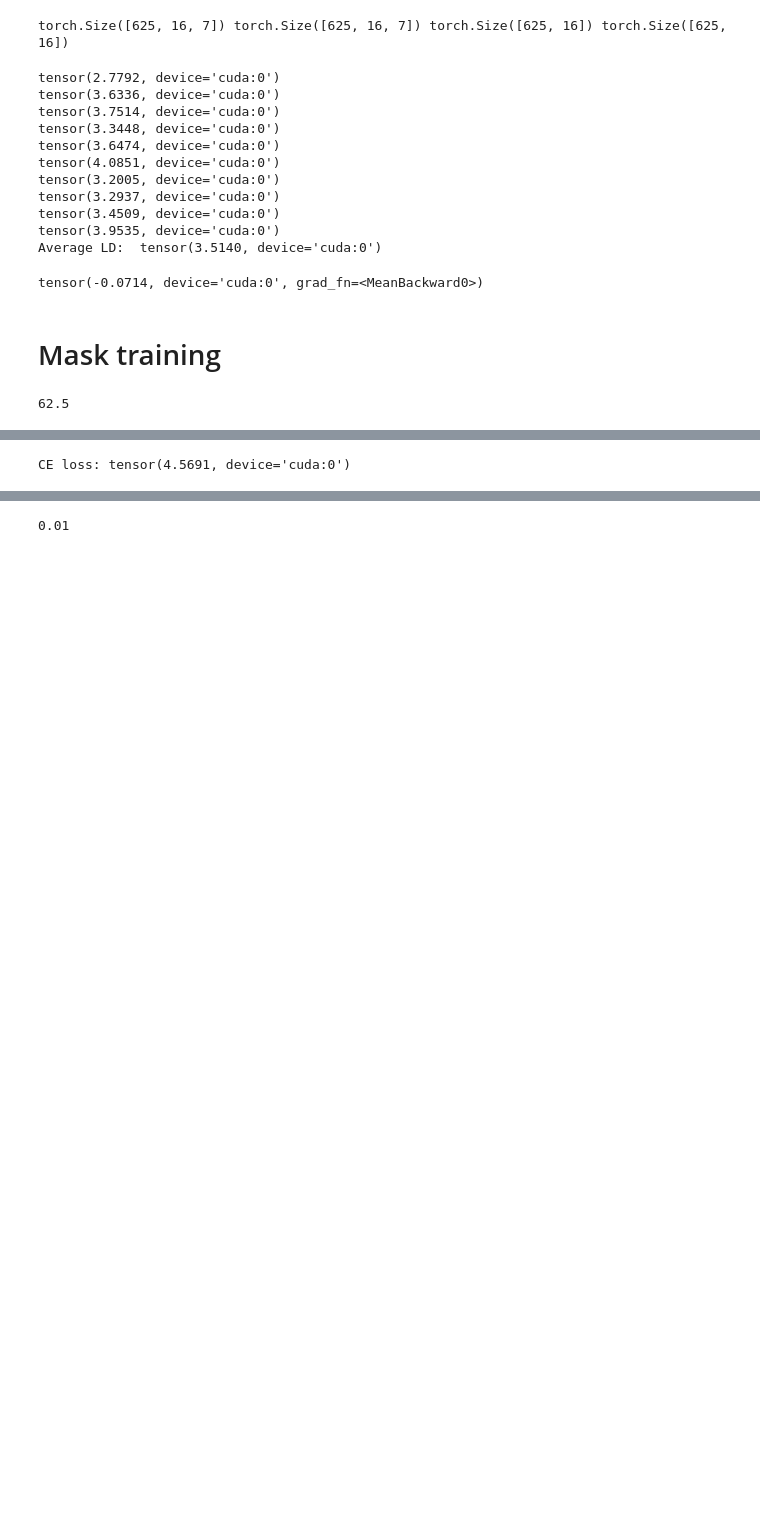
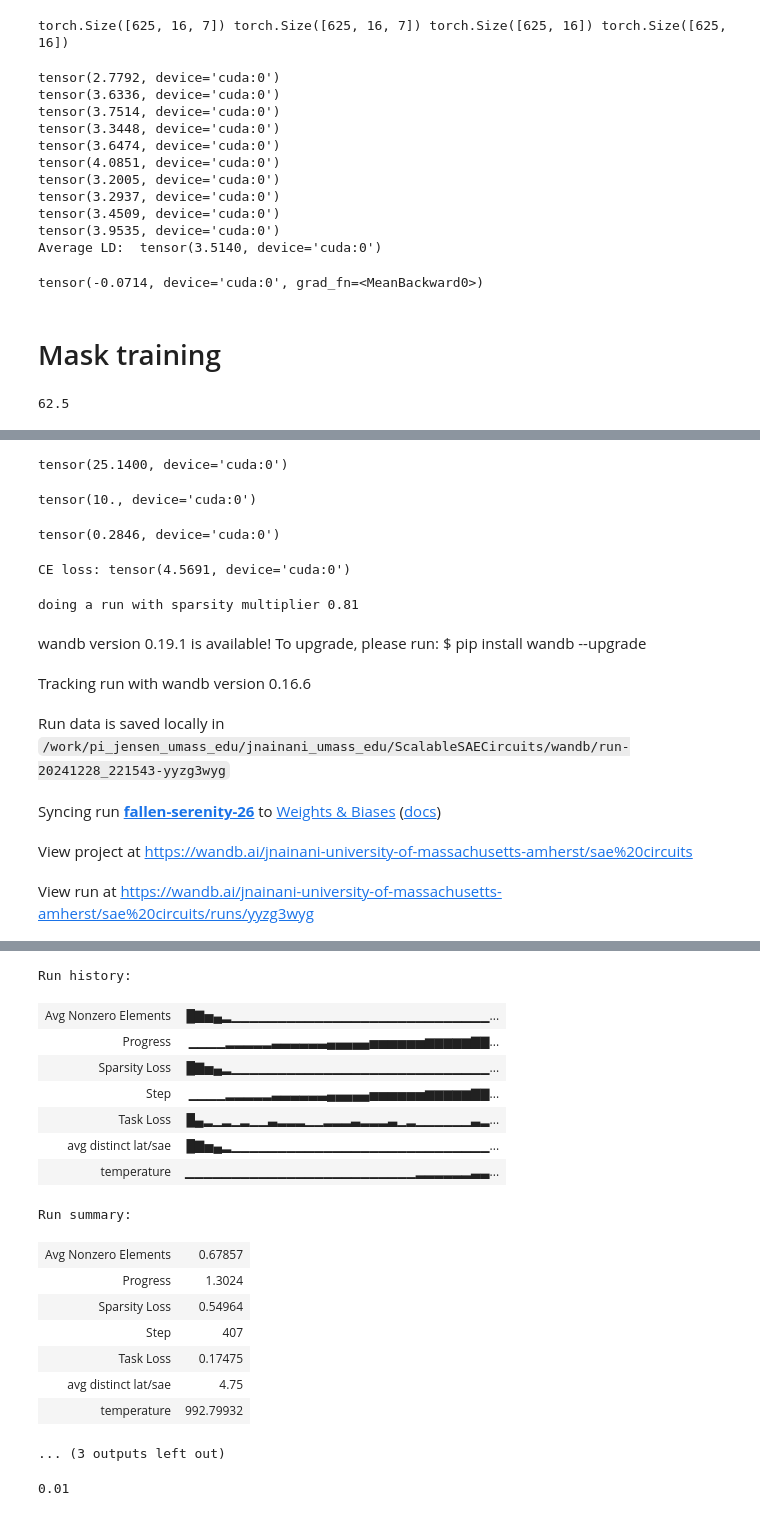
Before and after one commit to NainaniJatinZ/ScalableSAECircuits, a Jupyter notebook: sva.ipynb, the cells around one changed output, grey strips where cells are left out. Drawn from its saved outputs; the diff is of its cells as text; code cells hidden in the pictures; blank space fills up the shorter version.

```diff
--- a/sva.ipynb
+++ b/sva.ipynb
@@ -450,3 +627,12 @@ clean_tokens.shape[0]*0.1
+# %%
+temp_avg_logit_diff = avg_logit_diff - 10
+temp_avg_logit_diff
+# %% [output]
+tensor(25.1400, device='cuda:0')
+# %%
+torch.abs(temp_avg_logit_diff - avg_logit_diff)
+# %% [output]
+tensor(10., device='cuda:0')
 # %%
 def do_training_run(token_dataset, labels_dataset, corr_labels_dataset, sparsity_multiplier, example_length=6, loss_function='ce', per_token_mask=False, use_mask=False, mean_mask=False, distinct_sparsity_multiplier=0):
 
@@ -610,6 +806,10 @@ def do_training_run(token_dataset, labels_dataset, corr_labels_dataset, sparsity
         print(f"Saved mask for SAE {idx} to {mask_path}")
 
     json.dump(mask_dict, open(os.path.join(save_path,f"{str(sparsity_multiplier)}_run.json"), "w"))
+# %%
+10/avg_logit_diff
+# %% [output]
+tensor(0.2846, device='cuda:0')
 # %%
 # for sae in saes:
 #     sae.mask = SparseMask(sae.cfg.d_sae, 1.0, seq_len=7, distinct_l1=1.0).to(device)
@@ -637,4 +837,12 @@ with torch.no_grad():
 # %% [output]
 CE loss: tensor(4.5691, device='cuda:0')
 # %%
-do_training_run(clean_tokens, clean_label_tokens, corr_label_tokens, 0.1, example_length=7, loss_function="ce", per_token_mask=True, use_mask=True, mean_mask=True)
+do_training_run(clean_tokens, clean_label_tokens, corr_label_tokens, 0.81, example_length=7, loss_function="logit_diff", per_token_mask=True, use_mask=True, mean_mask=True)
+# %% [output]
+doing a run with sparsity multiplier 0.81
+wandb version 0.19.1 is available! To upgrade, please run: $ pip install wandb --upgrade
+Tracking run with wandb version 0.16.6
+Run data is saved locally in /work/pi_jensen_umass_edu/jnainani_umass_edu/ScalableSAECircuits/wandb/run-20241228_221543-yyzg3wyg
+Syncing run fallen-serenity-26 to Weights & Biases (docs)
+View project at https://wandb.ai/jnainani-university-of-massachusetts-amherst/sae%20circuits
+View run at https://wandb.ai/jnainani-university-of-massachusetts-amherst/sae%20circuits/runs/yyzg3wyg
@@ -641,3 +850,20 @@ do_training_run(clean_tokens, clean_label_tokens, corr_label_tokens, 0.1, exampl
+Run history:
+| Avg Nonzero Elements | █▇▅▄▂▁▁▁▁▁▁▁▁▁▁▁▁▁▁▁▁▁▁▁▁▁▁▁▁▁▁▁▁... |
+| Progress | ▁▁▁▁▂▂▂▂▂▃▃▃▃▃▃▄▄▄▄▄▅▅▅▅▅▅▆▆▆▆▆▇▇... |
+| Sparsity Loss | █▇▅▄▂▁▁▁▁▁▁▁▁▁▁▁▁▁▁▁▁▁▁▁▁▁▁▁▁▁▁▁▁... |
+| Step | ▁▁▁▁▂▂▂▂▂▃▃▃▃▃▃▄▄▄▄▄▅▅▅▅▅▅▆▆▆▆▆▇▇... |
+| Task Loss | █▄▂▁▂▁▂▁▁▃▂▂▂▁▁▂▂▂▃▂▂▂▃▁▂▁▁▁▁▁▁▃▂... |
+| avg distinct lat/sae | █▇▅▄▂▁▁▁▁▁▁▁▁▁▁▁▁▁▁▁▁▁▁▁▁▁▁▁▁▁▁▁▁... |
+| temperature | ▁▁▁▁▁▁▁▁▁▁▁▁▁▁▁▁▁▁▁▁▁▁▁▁▁▂▂▂▂▂▂▃▃... |
+Run summary:
+| Avg Nonzero Elements | 0.67857 |
+| Progress | 1.3024 |
+| Sparsity Loss | 0.54964 |
+| Step | 407 |
+| Task Loss | 0.17475 |
+| avg distinct lat/sae | 4.75 |
+| temperature | 992.79932 |
+... (3 outputs left out)
 # %%
 do_training_run(clean_tokens, clean_label_tokens, corr_label_tokens, 0.1, example_length=7, loss_function="ce", per_token_mask=True, use_mask=True, mean_mask=True)
 # %%
```
Also changed, not shown: parts of 32 cells of this notebook, 12 other files.
